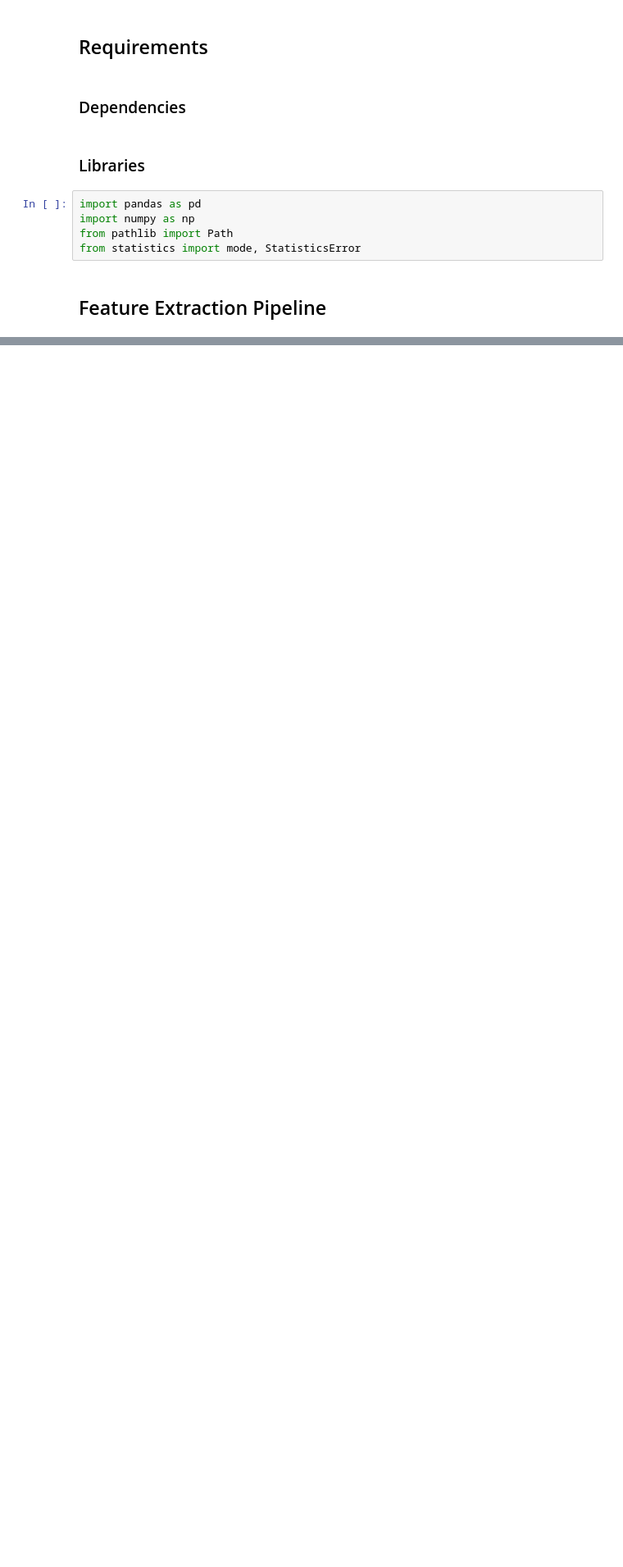
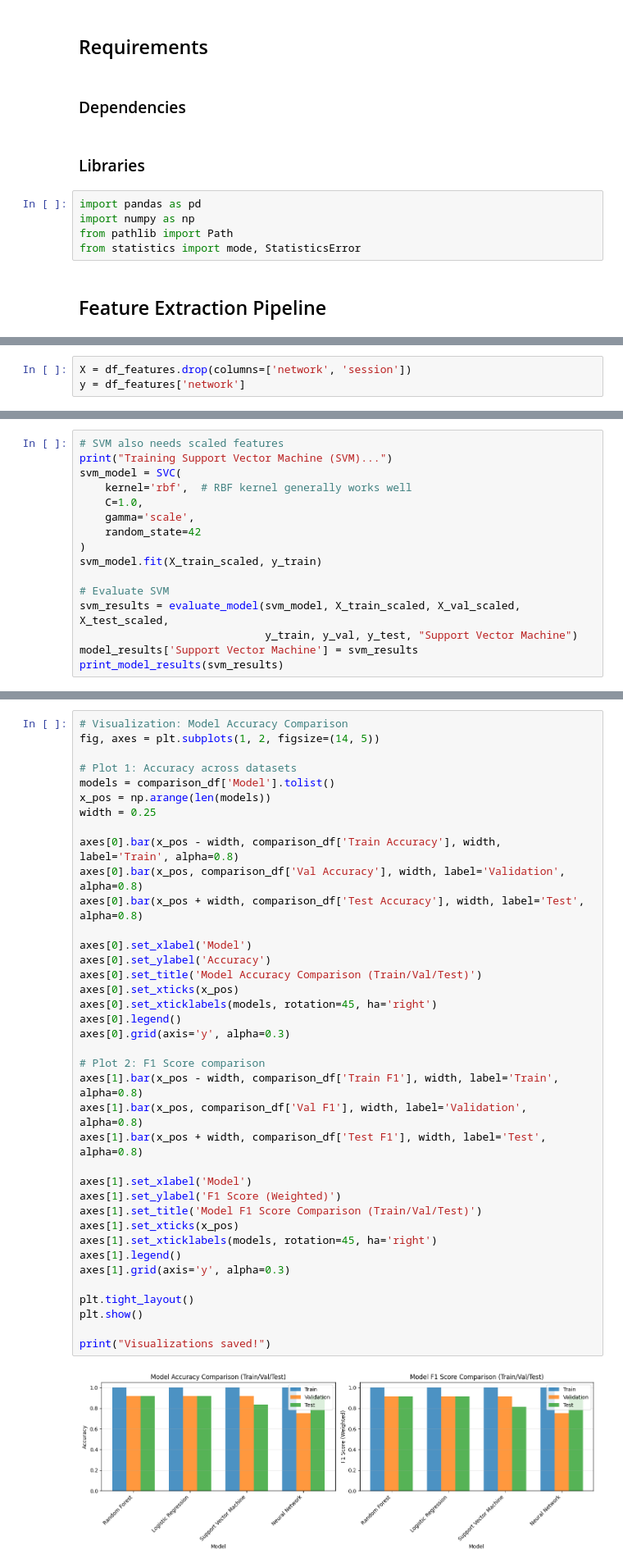
Before and after one commit to LynSChen04/network_traffic_classification, a Jupyter notebook: setup.ipynb, the cells around one changed output, grey strips where cells are left out. Shown at 82% size. Saved outputs shown, nothing was run; the diff lists cells and outputs as text; blank space fills up the shorter version.

Commit message:
ran basic comparison of a handful of models on limited dataset n = 20 per category

```diff
--- a/setup.ipynb
+++ b/setup.ipynb
@@ -605,0 +169,3 @@ print(df_features.dtypes)
+# %%
+X = df_features.drop(columns=['network', 'session'])
+y = df_features['network']
@@ -605,0 +378,16 @@ print(df_features.dtypes)
+# %%
+# SVM also needs scaled features
+print("Training Support Vector Machine (SVM)...")
+svm_model = SVC(
+    kernel='rbf',  # RBF kernel generally works well
+    C=1.0,
+    gamma='scale',
+    random_state=42
+)
+svm_model.fit(X_train_scaled, y_train)
+
+# Evaluate SVM
+svm_results = evaluate_model(svm_model, X_train_scaled, X_val_scaled, X_test_scaled,
+                             y_train, y_val, y_test, "Support Vector Machine")
+model_results['Support Vector Machine'] = svm_results
+print_model_results(svm_results)
@@ -605,0 +607,40 @@ print(df_features.dtypes)
+# %%
+# Visualization: Model Accuracy Comparison
+fig, axes = plt.subplots(1, 2, figsize=(14, 5))
+
+# Plot 1: Accuracy across datasets
+models = comparison_df['Model'].tolist()
+x_pos = np.arange(len(models))
+width = 0.25
+
+axes[0].bar(x_pos - width, comparison_df['Train Accuracy'], width, label='Train', alpha=0.8)
+axes[0].bar(x_pos, comparison_df['Val Accuracy'], width, label='Validation', alpha=0.8)
+axes[0].bar(x_pos + width, comparison_df['Test Accuracy'], width, label='Test', alpha=0.8)
+
+axes[0].set_xlabel('Model')
+axes[0].set_ylabel('Accuracy')
+axes[0].set_title('Model Accuracy Comparison (Train/Val/Test)')
+axes[0].set_xticks(x_pos)
+axes[0].set_xticklabels(models, rotation=45, ha='right')
+axes[0].legend()
+axes[0].grid(axis='y', alpha=0.3)
+
+# Plot 2: F1 Score comparison
+axes[1].bar(x_pos - width, comparison_df['Train F1'], width, label='Train', alpha=0.8)
+axes[1].bar(x_pos, comparison_df['Val F1'], width, label='Validation', alpha=0.8)
+axes[1].bar(x_pos + width, comparison_df['Test F1'], width, label='Test', alpha=0.8)
+
+axes[1].set_xlabel('Model')
+axes[1].set_ylabel('F1 Score (Weighted)')
+axes[1].set_title('Model F1 Score Comparison (Train/Val/Test)')
+axes[1].set_xticks(x_pos)
+axes[1].set_xticklabels(models, rotation=45, ha='right')
+axes[1].legend()
+axes[1].grid(axis='y', alpha=0.3)
+
+plt.tight_layout()
+plt.show()
+
+print("Visualizations saved!")
+# %% [output]
+[figure, added]
```
Also changed, not shown: parts of 87 cells of this notebook, 1 other file.
